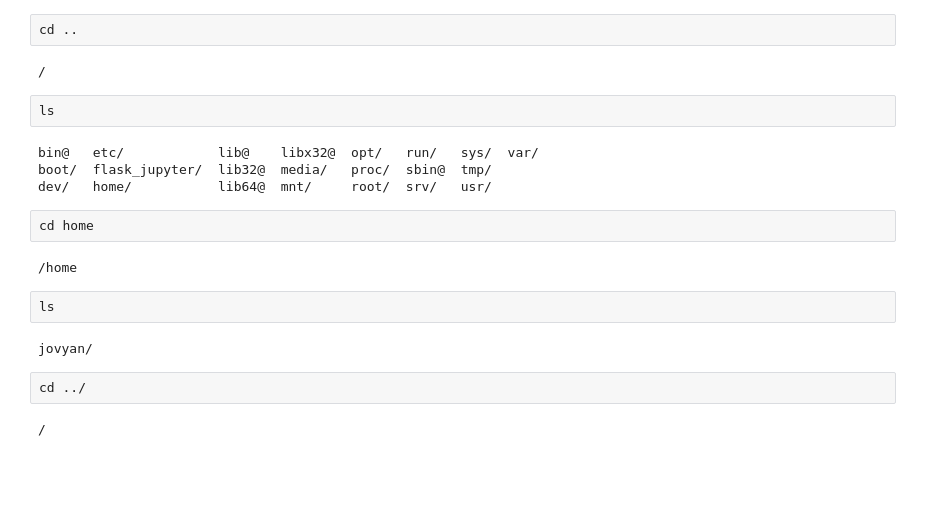
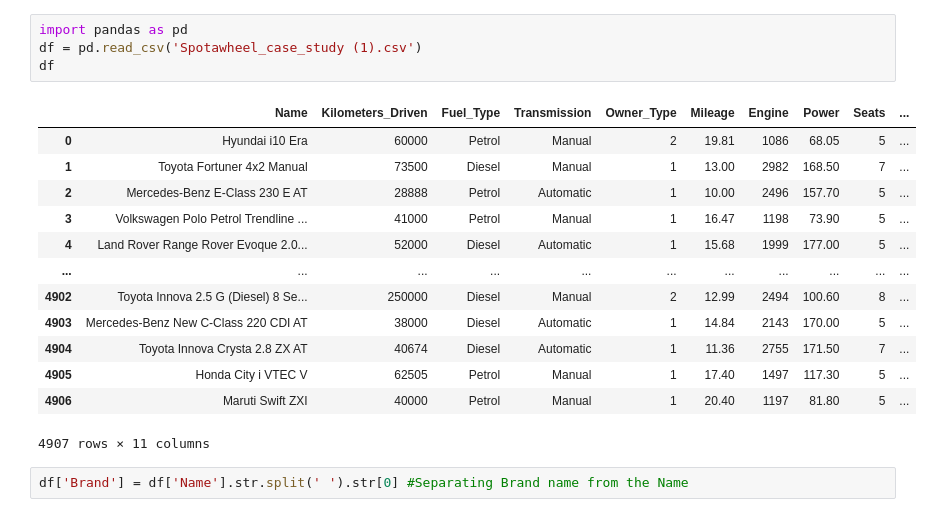
Before and after one commit to PimwipaV/recommender, a Jupyter notebook: flask_jupyter/spotawheel/spw2.ipynb, the cells around one changed output. Cells and saved outputs as stored; diff of their text form; blank space fills up the shorter version.

```diff
--- a/flask_jupyter/spotawheel/spw2.ipynb
+++ b/flask_jupyter/spotawheel/spw2.ipynb
@@ -31,22 +1,20 @@ cd ../
-# %%
-cd ..
-# %% [output]
-/
-# %%
-ls
-# %% [output]
-bin@   etc/            lib@    libx32@  opt/   run/   sys/  var/
-boot/  flask_jupyter/  lib32@  media/   proc/  sbin@  tmp/
-dev/   home/           lib64@  mnt/     root/  srv/   usr/
-# %%
-cd home
-# %% [output]
-/home
-# %%
-ls
-# %% [output]
-jovyan/
-# %%
-cd ../
-# %% [output]
-/
+# %%
+import pandas as pd
+df = pd.read_csv('Spotawheel_case_study (1).csv')
+df
+# %% [output]
+|  | Name | Kilometers_Driven | Fuel_Type | Transmission | Owner_Type | Mileage | Engine | Power | Seats | ... |
+| 0 | Hyundai i10 Era | 60000 | Petrol | Manual | 2 | 19.81 | 1086 | 68.05 | 5 | ... |
+| 1 | Toyota Fortuner 4x2 Manual | 73500 | Diesel | Manual | 1 | 13.00 | 2982 | 168.50 | 7 | ... |
+| 2 | Mercedes-Benz E-Class 230 E AT | 28888 | Petrol | Automatic | 1 | 10.00 | 2496 | 157.70 | 5 | ... |
+| 3 | Volkswagen Polo Petrol Trendline ... | 41000 | Petrol | Manual | 1 | 16.47 | 1198 | 73.90 | 5 | ... |
+| 4 | Land Rover Range Rover Evoque 2.0... | 52000 | Diesel | Automatic | 1 | 15.68 | 1999 | 177.00 | 5 | ... |
+| ... | ... | ... | ... | ... | ... | ... | ... | ... | ... | ... |
+| 4902 | Toyota Innova 2.5 G (Diesel) 8 Se... | 250000 | Diesel | Manual | 2 | 12.99 | 2494 | 100.60 | 8 | ... |
+| 4903 | Mercedes-Benz New C-Class 220 CDI AT | 38000 | Diesel | Automatic | 1 | 14.84 | 2143 | 170.00 | 5 | ... |
+| 4904 | Toyota Innova Crysta 2.8 ZX AT | 40674 | Diesel | Automatic | 1 | 11.36 | 2755 | 171.50 | 7 | ... |
+| 4905 | Honda City i VTEC V | 62505 | Petrol | Manual | 1 | 17.40 | 1497 | 117.30 | 5 | ... |
+| 4906 | Maruti Swift ZXI | 40000 | Petrol | Manual | 1 | 20.40 | 1197 | 81.80 | 5 | ... |
+4907 rows × 11 columns
+# %%
+df['Brand'] = df['Name'].str.split(' ').str[0] #Separating Brand name from the Name
```
Also changed, not shown: parts of 34 cells of this notebook.
